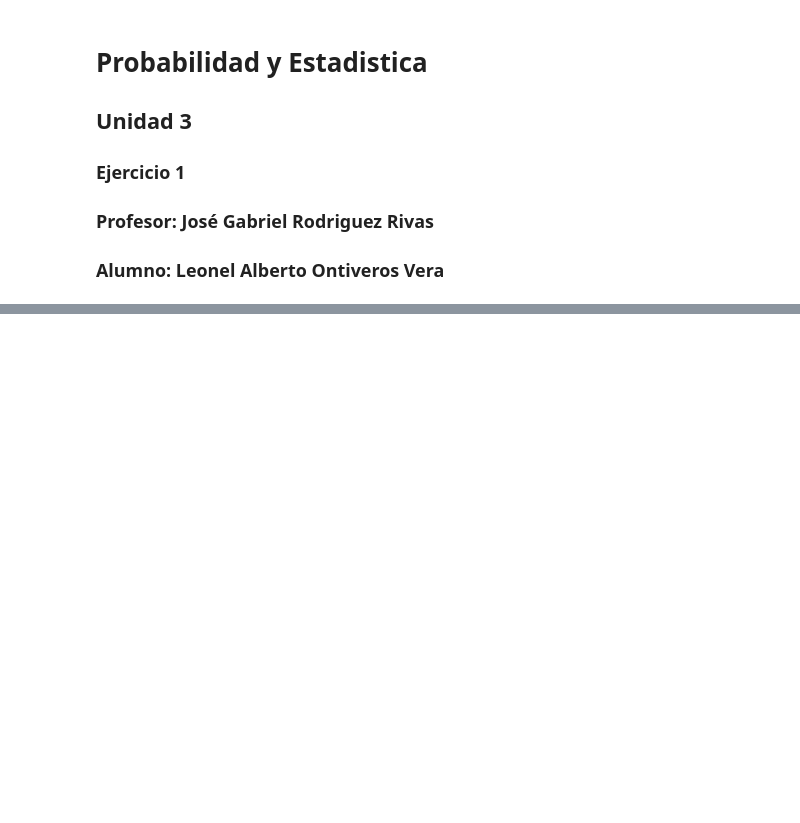
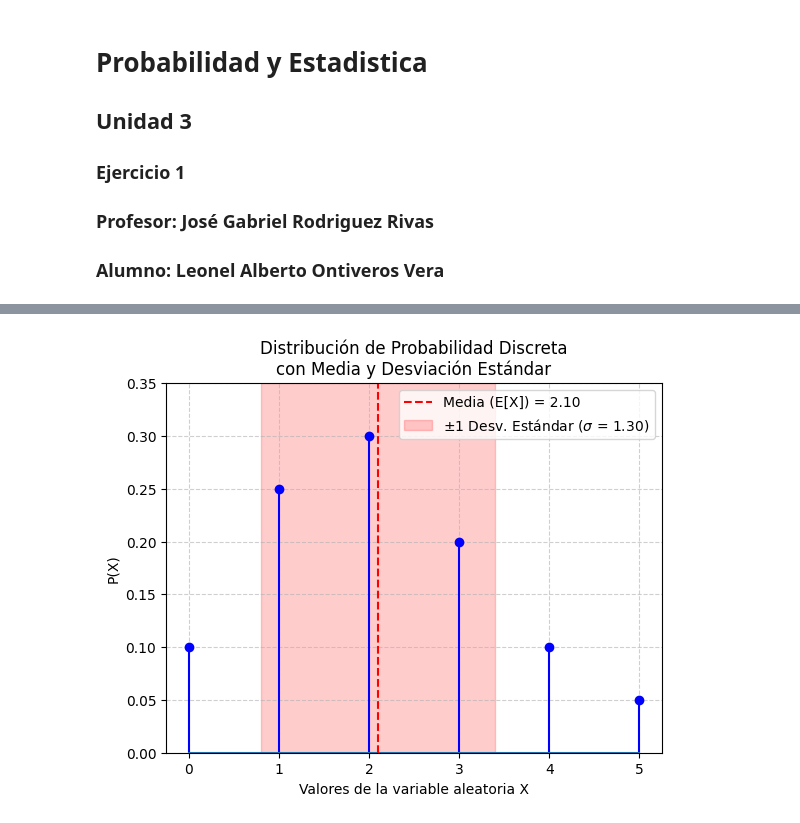
Before and after one commit to LLSS428/Probabilidad-y-Estadistica, a Jupyter notebook: Unidad3/Ejercicio_1.ipynb, the cells around one changed output, grey strips where cells are left out. Cells and saved outputs as stored; diff of their text form; code cells hidden in the pictures; blank space fills up the shorter version.

```diff
--- a/Unidad3/Ejercicio_1.ipynb
+++ b/Unidad3/Ejercicio_1.ipynb
@@ -25,0 +9,87 @@ Suma de probabilidades: 1.0
+# %%
+import matplotlib.pyplot as plt
+import numpy as np
+import math
+# Valores de la variable aleatoria
+x = [0, 1, 2 , 3, 4, 5]
+p = [0.10, 0.25, 0.30, 0.20, 0.10, 0.05]
+# Verificar suma = 1
+print("Suma de probabilidades:", sum(p))
+
+valor_esperado=0
+for i in range(len(x)):
+    xi = x[i]
+    pi = p[i]
+    producto = xi * pi
+    valor_esperado += producto
+    print(f"x= {xi}, p={pi}, x*p={producto:.2f}")
+print (f"\nValor esperado (Esperanza): {valor_esperado:.2f}")
+
+# Calcular E(X)
+esperanza=0
+for i in range(len(x)):
+    esperanza += x[i] * p[i]
+# Calcular E(x'2)
+esperanza_cuadrado=0
+for i in range(len(x)):
+    esperanza_cuadrado += (x[i] ** 2) * p[i]
+# Calcular la varianza y desviación estandar
+varianza = esperanza_cuadrado - (esperanza ** 2)
+desviación = math.sqrt(varianza)
+# Mostrar resultados
+print(f"E(X) = {esperanza:.2f}")
+print(f"E(X^2) = {esperanza_cuadrado:.2f}")
+print(f"Varianza = {varianza}")
+print(f"Desviación estandar = {desviación:.2f}")
+
+# Graficar distribución
+plt.stem(x, p)
+plt.title("Distribución de Probabilidad")
+plt.xlabel("Num. Células")
+plt.ylabel("Probabilidad")
+plt.grid(True)
+plt.show()
+print("\n")
+
+x = np.array([0, 1, 2 , 3, 4, 5])
+p = np.array([0.10, 0.25, 0.30, 0.20, 0.10, 0.05])
+
+# Cálculo del valor esperado (media)
+esperanza = np.sum(x * p)
+
+# Cálculo de la esperanza del cuadrado
+esperanza_cuadrado = np.sum(x**2 * p)
+
+# Cálculo de la varianza y desviación estándar
+varianza = esperanza_cuadrado - esperanza**2
+desviacion = np.sqrt(varianza)
+
+# Mostrar los resultados en consola
+print(f"E(X) = {esperanza:.2f}")
+print(f"E(X^2) = {esperanza_cuadrado:.2f}")
+print(f"Varianza = {varianza:.2f}")
+print(f"Desviación estándar = {desviacion:.2f}")
+print("\n")
+
+# Crear la gráfica tipo 'stem' (tallos y hojas)
+plt.stem(x, p, basefmt="", linefmt='b-', markerfmt='bo')
+plt.title("Distribución de Probabilidad Discreta\ncon Media y Desviación Estándar")
+plt.xlabel("Valores de la variable aleatoria X")
+plt.ylabel("P(X)")
+plt.grid(True, linestyle='--', alpha=0.6)
+
+# Dibujar línea vertical en la media
+plt.axvline(x=esperanza, color='red', linestyle='--', label=f"Media (E[X]) = {esperanza:.2f}")
+
+# Resaltar el rango de ±1 desviación estándar
+plt.axvspan(esperanza - desviacion, esperanza + desviacion, color='red', alpha=0.2,
+            label=f"±1 Desv. Estándar ($\sigma$ = {desviacion:.2f})")
+
+# Mostrar leyenda y límites
+plt.legend()
+plt.ylim(0, max(p) + 0.05)
+plt.xticks(x)
+
+# Mostrar la gráfica
+plt.show()
+# %% [output]
@@ -25,0 +114 @@ Suma de probabilidades: 1.0
+[figure, added]
```
Also changed, not shown: parts of 2 cells of this notebook.
